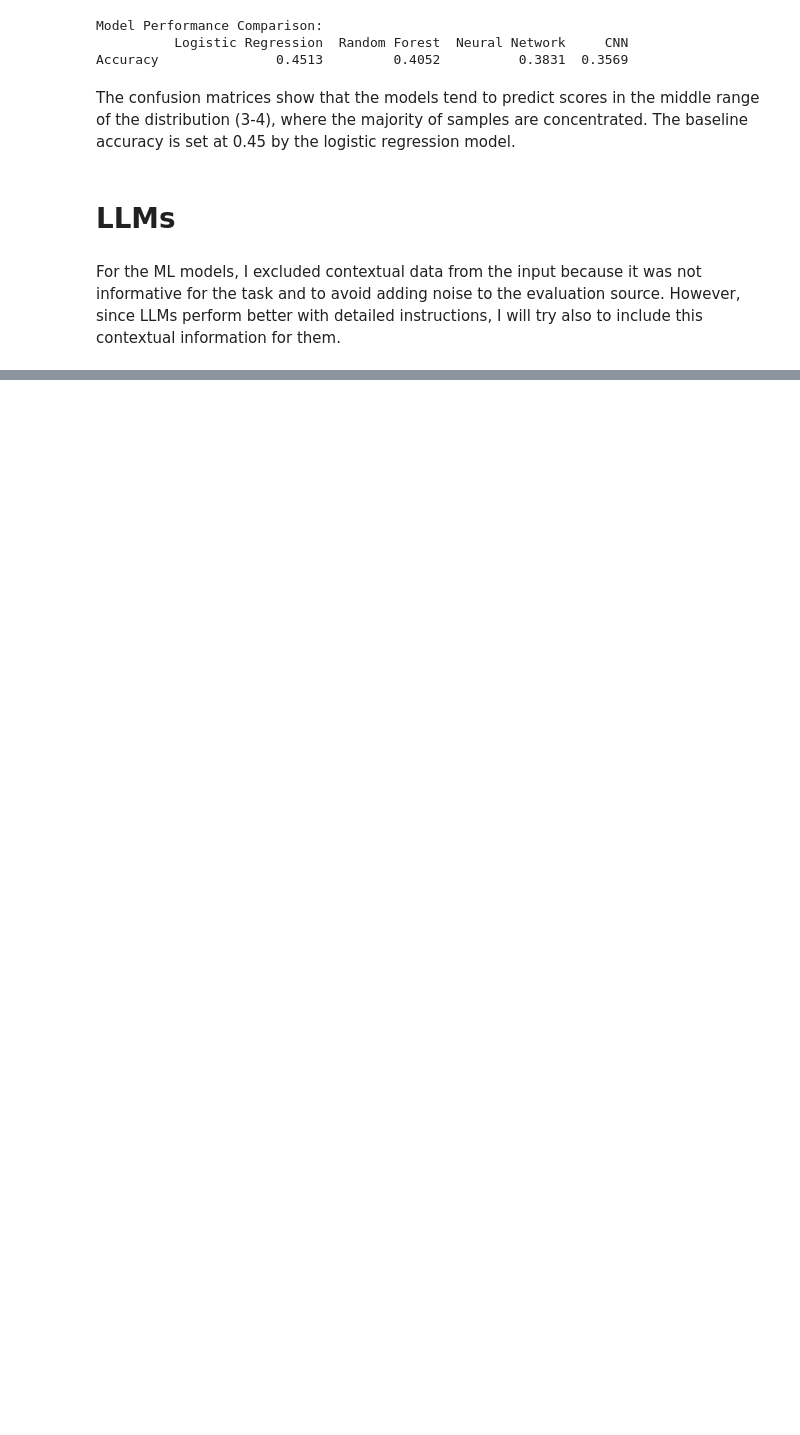
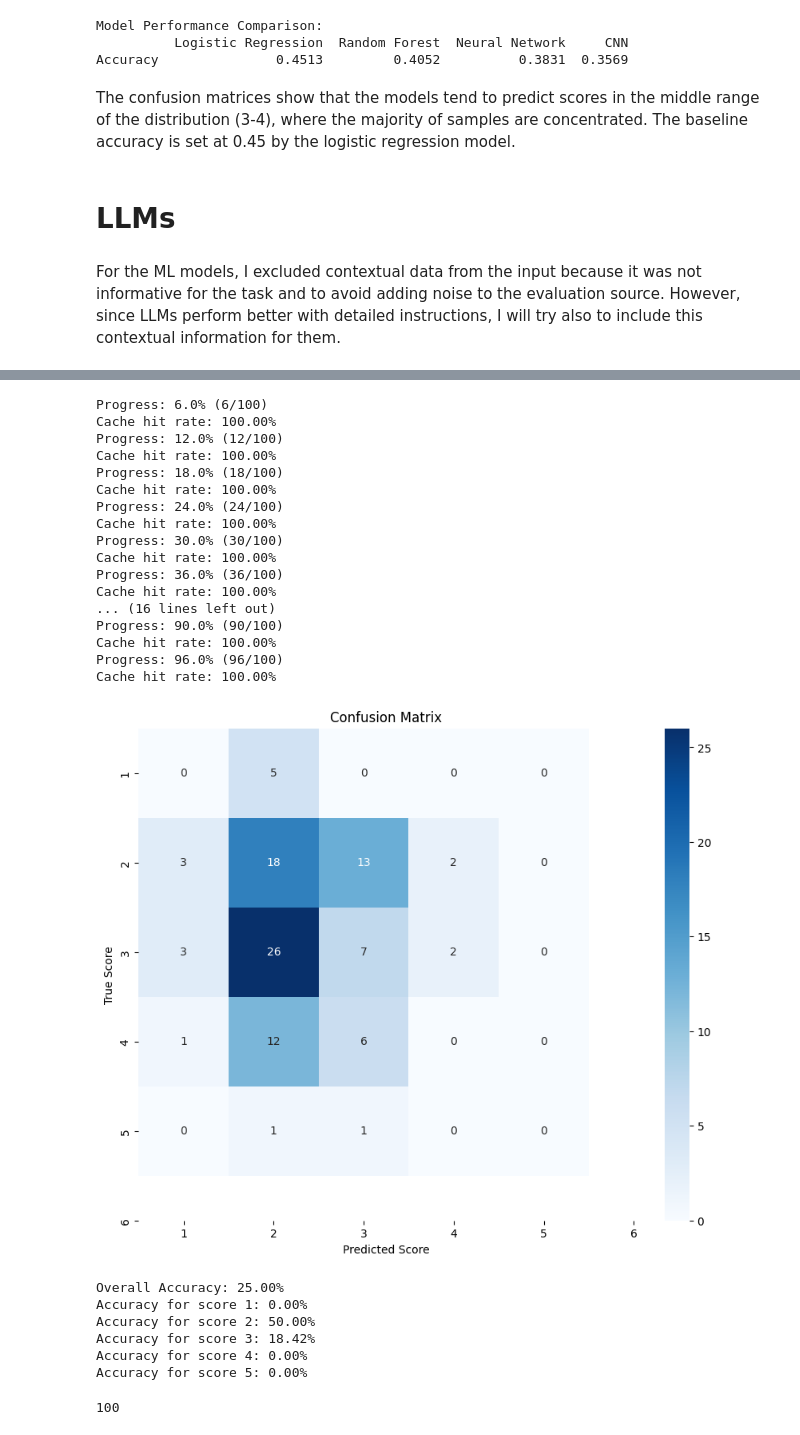
Before and after one commit to alvaro-francisco-gil/mentor-eval, a Jupyter notebook: asap2_analysis.ipynb, the cells around one changed output, grey strips where cells are left out. Drawn from its saved outputs; the diff is of its cells as text; code cells hidden in the pictures; blank space fills up the shorter version.

```diff
--- a/asap2_analysis.ipynb
+++ b/asap2_analysis.ipynb
@@ -354,0 +495,33 @@ For the ML models, I excluded contextual data from the input because it was not
+# %%
+maximum_results = process_prompts(maximum_samples)
+
+evaluate_classification(maximum_results, grades_samples)
+# %% [output]
+Progress: 6.0% (6/100)
+Cache hit rate: 100.00%
+Progress: 12.0% (12/100)
+Cache hit rate: 100.00%
+Progress: 18.0% (18/100)
+Cache hit rate: 100.00%
+Progress: 24.0% (24/100)
+Cache hit rate: 100.00%
+Progress: 30.0% (30/100)
+Cache hit rate: 100.00%
+Progress: 36.0% (36/100)
+Cache hit rate: 100.00%
+... (16 lines left out)
+Progress: 90.0% (90/100)
+Cache hit rate: 100.00%
+Progress: 96.0% (96/100)
+Cache hit rate: 100.00%
+[figure, added]
+Overall Accuracy: 25.00%
+Accuracy for score 1: 0.00%
+Accuracy for score 2: 50.00%
+Accuracy for score 3: 18.42%
+Accuracy for score 4: 0.00%
+Accuracy for score 5: 0.00%
+# %%
+len(medium_results)
+# %% [output]
+100
```
Also changed, not shown: parts of 11 cells of this notebook, 2 other files.
